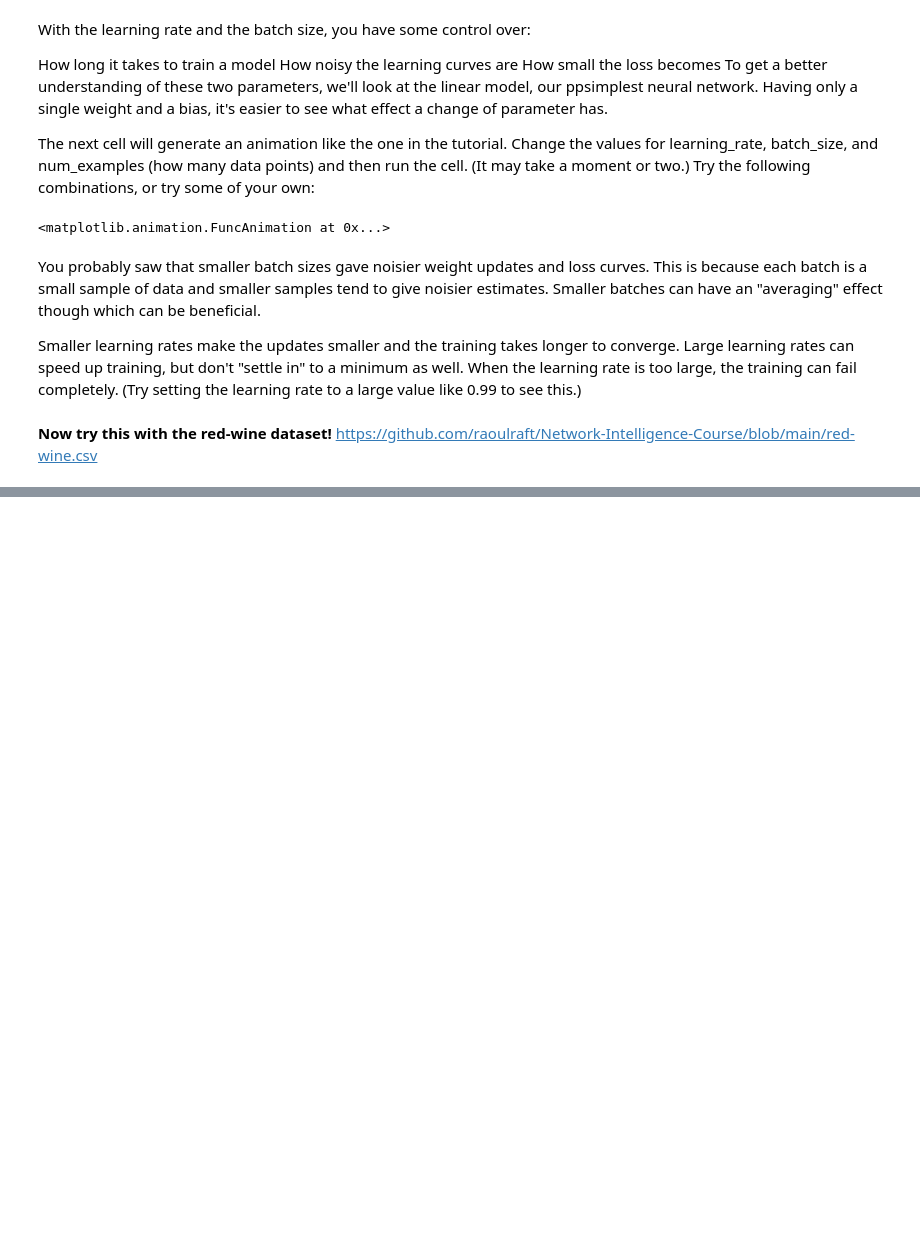
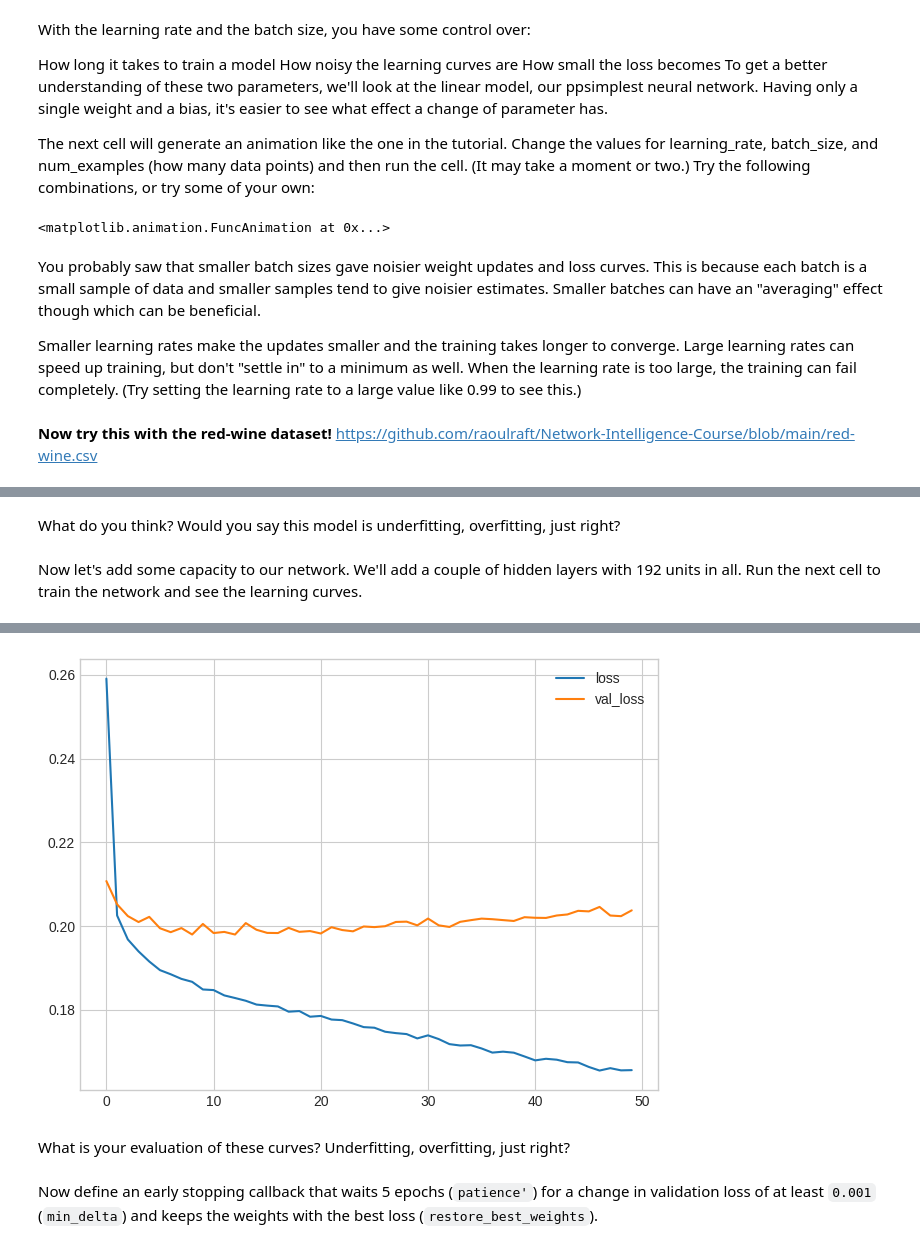
Before and after one commit to raoulraft/Network-Intelligence-Course, a Jupyter notebook: L2.ipynb, the cells around one changed output, grey strips where cells are left out. Drawn from its saved outputs; the diff is of its cells as text; code cells hidden in the pictures; blank space fills up the shorter version.

```diff
--- a/L2.ipynb
+++ b/L2.ipynb
@@ -160,0 +270,24 @@ Smaller learning rates make the updates smaller and the training takes longer to
+# %% [markdown]
+What do you think? Would you say this model is underfitting, overfitting, just right?
+# %% [markdown]
+Now let's add some capacity to our network. We'll add a couple of hidden layers with 192 units in all. Run the next cell to train the network and see the learning curves.
+# %%
+model = keras.Sequential([
+    layers.Dense(128, activation='relu', input_shape=input_shape),
+    layers.Dense(64, activation='relu'),
+    layers.Dense(1)
+])
+model.compile(
+    optimizer='adam',
+    loss='mae',
+)
+history = model.fit(
+    X_train, y_train,
+    validation_data=(X_valid, y_valid),
+    batch_size=512,
+    epochs=50,
+)
+history_df = pd.DataFrame(history.history)
+history_df.loc[:, ['loss', 'val_loss']].plot()
+print("Minimum Validation Loss: {:0.4f}".format(history_df['val_loss'].min()));
+# %% [output]
@@ -160,0 +311,5 @@ Smaller learning rates make the updates smaller and the training takes longer to
+[figure, added]
+# %% [markdown]
+What is your evaluation of these curves? Underfitting, overfitting, just right?
+# %% [markdown]
+Now define an early stopping callback that waits 5 epochs (`patience'`) for a change in validation loss of at least `0.001` (`min_delta`) and keeps the weights with the best loss (`restore_best_weights`).
```
Also changed, not shown: parts of 36 cells of this notebook.
